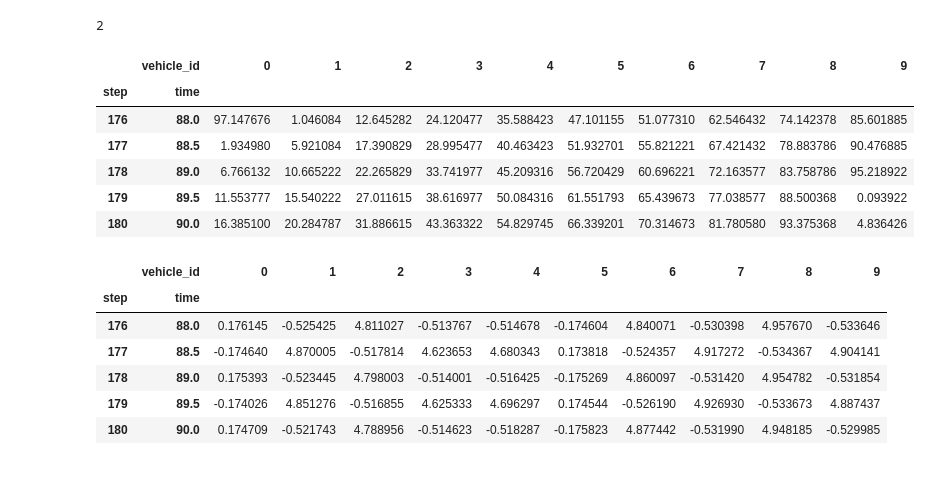
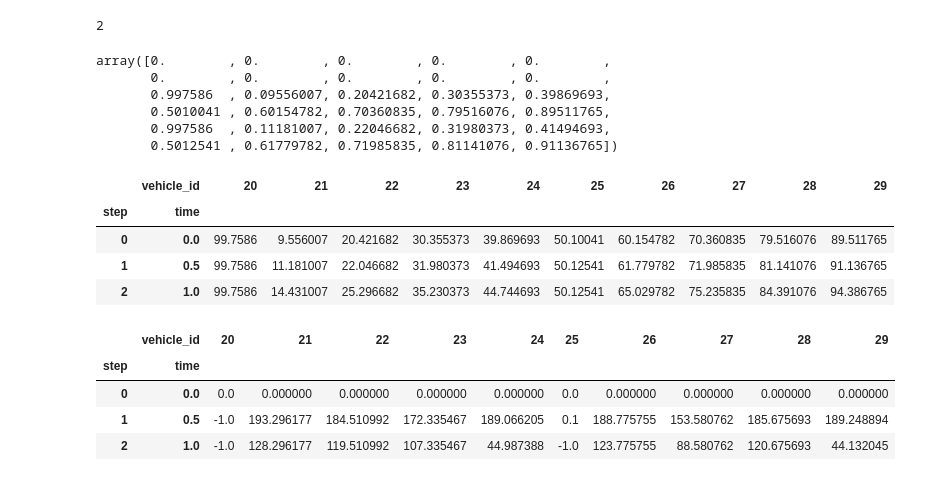
Before and after one commit to chickert/autonomous_vehicles, a Jupyter notebook: Learning.ipynb, the cells around one changed output. Cells and saved outputs as stored; diff of their text form; code cells hidden in the pictures.

```diff
--- a/Learning.ipynb
+++ b/Learning.ipynb
@@ -71,16 +72,15 @@ Saved : outputs/learning_goal.gif .
 # Deactivate interactive plotting mode (ends preview above):
 # anim.stop()
 # %%
-road = RingRoad(
-    num_avs = 3,
-    av_even_spacing = True,
-    av_activate = 0,
-    learning_mode = True,
-)
+# Define the same ring road but with learning mode:
+road_params['learning_mode'] = True
+road_params['av_activate'] = 0
+road = RingRoad(**road_params)
 
+# Initialize a game with this road:
 game = Game(
     road = road,
-    agent_commands = [-1,0,1],
+    agent_commands = [-1.0, -0.1, 0.0, 0.1, 1.0],
     past_steps = 3,
     max_seconds = None,
 )
@@ -105,20 +105,28 @@ game.action_space.encode(agent_commands=(-1,-1,1))
 # %% [output]
 2
+# %%
+# Take a few steps:
+next_observation, reward, done, info = game.step(3)
+next_observation, reward, done, info = game.step(0)
+next_observation
+# %% [output]
+array([0.        , 0.        , 0.        , 0.        , 0.        ,
+       0.        , 0.        , 0.        , 0.        , 0.        ,
+       0.997586  , 0.09556007, 0.20421682, 0.30355373, 0.39869693,
+       0.5010041 , 0.60154782, 0.70360835, 0.79516076, 0.89511765,
+       0.997586  , 0.11181007, 0.22046682, 0.31980373, 0.41494693,
+       0.5012541 , 0.61779782, 0.71985835, 0.81141076, 0.91136765])
 # %%
-display(env.get_vehicle_pos_table().tail())
-display(env.get_vehicle_control_table().tail())
+display(game.road.get_vehicle_pos_table().tail())
+display(game.road.get_vehicle_control_table().tail())
 # %% [output]
-|  | vehicle_id | 0 | 1 | 2 | 3 | 4 | 5 | 6 | 7 | 8 | 9 |
+|  | vehicle_id | 20 | 21 | 22 | 23 | 24 | 25 | 26 | 27 | 28 | 29 |
 | step | time |  |  |  |  |  |  |  |  |  |  |
-| 176 | 88.0 | 97.147676 | 1.046084 | 12.645282 | 24.120477 | 35.588423 | 47.101155 | 51.077310 | 62.546432 | 74.142378 | 85.601885 |
-| 177 | 88.5 | 1.934980 | 5.921084 | 17.390829 | 28.995477 | 40.463423 | 51.932701 | 55.821221 | 67.421432 | 78.883786 | 90.476885 |
-| 178 | 89.0 | 6.766132 | 10.665222 | 22.265829 | 33.741977 | 45.209316 | 56.720429 | 60.696221 | 72.163577 | 83.758786 | 95.218922 |
-| 179 | 89.5 | 11.553777 | 15.540222 | 27.011615 | 38.616977 | 50.084316 | 61.551793 | 65.439673 | 77.038577 | 88.500368 | 0.093922 |
-| 180 | 90.0 | 16.385100 | 20.284787 | 31.886615 | 43.363322 | 54.829745 | 66.339201 | 70.314673 | 81.780580 | 93.375368 | 4.836426 |
+| 0 | 0.0 | 99.7586 | 9.556007 | 20.421682 | 30.355373 | 39.869693 | 50.10041 | 60.154782 | 70.360835 | 79.516076 | 89.511765 |
+| 1 | 0.5 | 99.7586 | 11.181007 | 22.046682 | 31.980373 | 41.494693 | 50.12541 | 61.779782 | 71.985835 | 81.141076 | 91.136765 |
+| 2 | 1.0 | 99.7586 | 14.431007 | 25.296682 | 35.230373 | 44.744693 | 50.12541 | 65.029782 | 75.235835 | 84.391076 | 94.386765 |
-|  | vehicle_id | 0 | 1 | 2 | 3 | 4 | 5 | 6 | 7 | 8 | 9 |
+|  | vehicle_id | 20 | 21 | 22 | 23 | 24 | 25 | 26 | 27 | 28 | 29 |
 | step | time |  |  |  |  |  |  |  |  |  |  |
-| 176 | 88.0 | 0.176145 | -0.525425 | 4.811027 | -0.513767 | -0.514678 | -0.174604 | 4.840071 | -0.530398 | 4.957670 | -0.533646 |
-| 177 | 88.5 | -0.174640 | 4.870005 | -0.517814 | 4.623653 | 4.680343 | 0.173818 | -0.524357 | 4.917272 | -0.534367 | 4.904141 |
-| 178 | 89.0 | 0.175393 | -0.523445 | 4.798003 | -0.514001 | -0.516425 | -0.175269 | 4.860097 | -0.531420 | 4.954782 | -0.531854 |
-| 179 | 89.5 | -0.174026 | 4.851276 | -0.516855 | 4.625333 | 4.696297 | 0.174544 | -0.526190 | 4.926930 | -0.533673 | 4.887437 |
-| 180 | 90.0 | 0.174709 | -0.521743 | 4.788956 | -0.514623 | -0.518287 | -0.175823 | 4.877442 | -0.531990 | 4.948185 | -0.529985 |
+| 0 | 0.0 | 0.0 | 0.000000 | 0.000000 | 0.000000 | 0.000000 | 0.0 | 0.000000 | 0.000000 | 0.000000 | 0.000000 |
+| 1 | 0.5 | -1.0 | 193.296177 | 184.510992 | 172.335467 | 189.066205 | 0.1 | 188.775755 | 153.580762 | 185.675693 | 189.248894 |
+| 2 | 1.0 | -1.0 | 128.296177 | 119.510992 | 107.335467 | 44.987388 | -1.0 | 123.775755 | 88.580762 | 120.675693 | 44.132045 |
```
Also changed, not shown: parts of 6 cells of this notebook, 2 other files.
